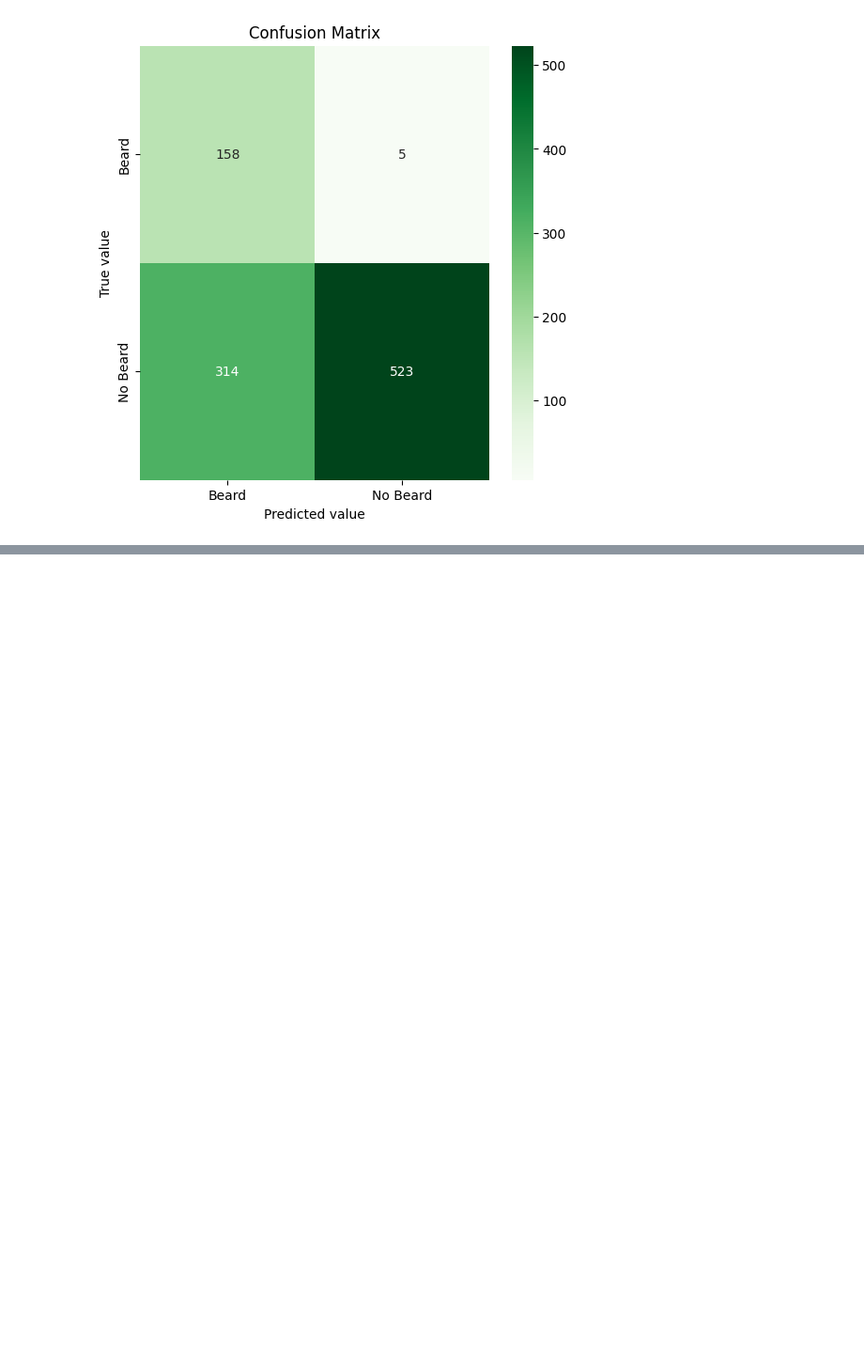
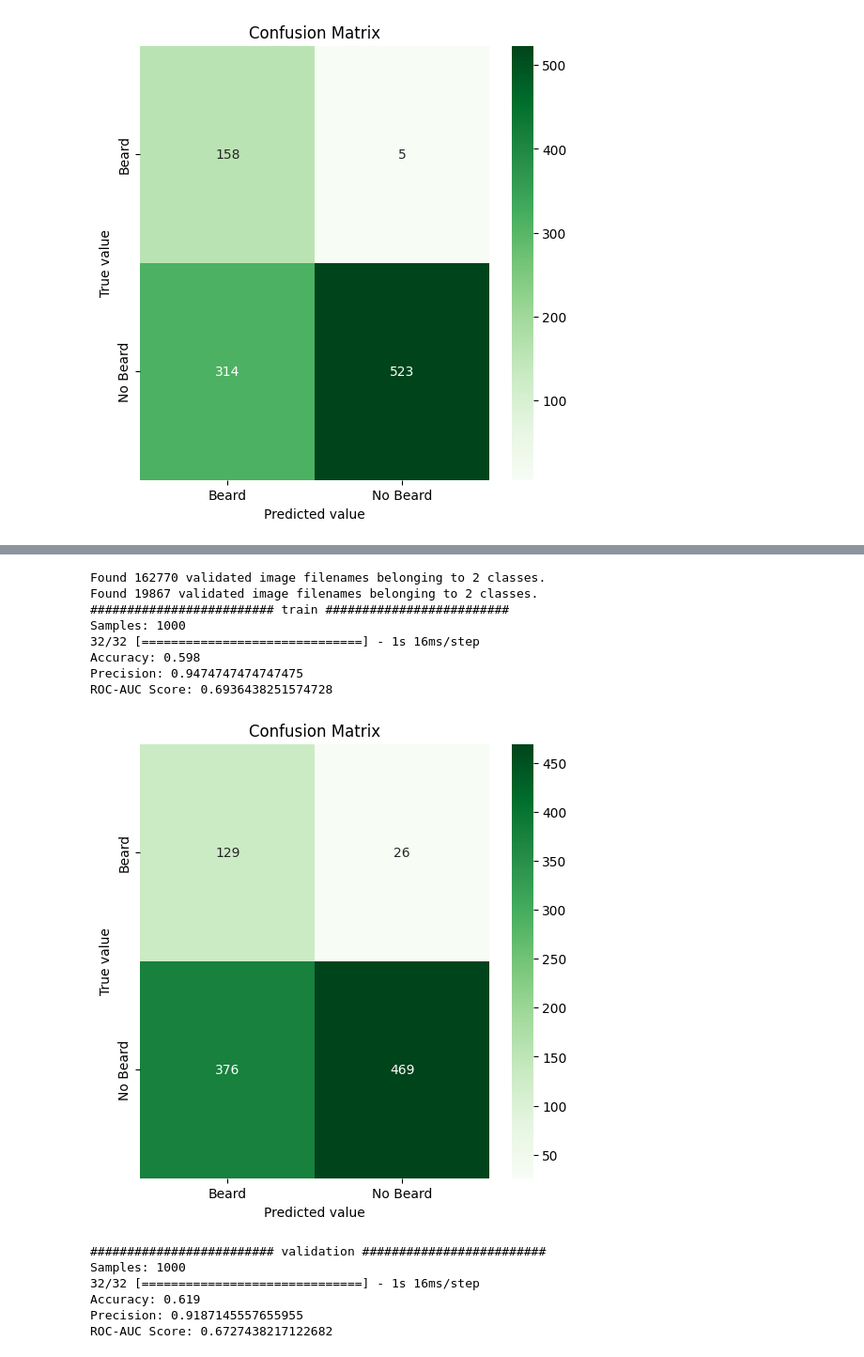
Before and after one commit to JuaniScha/TP_ML_Manero_Sabena_Schaberger, a Jupyter notebook: tp3_celebfaces.ipynb, the cells around one changed output, grey strips where cells are left out. Shown at 94% size. Drawn from its saved outputs; the diff is of its cells as text; code cells hidden in the pictures; blank space fills up the shorter version.

```diff
--- a/tp3_celebfaces.ipynb
+++ b/tp3_celebfaces.ipynb
@@ -1456,0 +1454,17 @@ Reentrenarlo con data augmentation.
+# %%
+datagen_augmentation = ImageDataGenerator(
+    rescale=1./255,
+    rotation_range=10,
+    brightness_range=(0.5, 1.5),
+    width_shift_range=0.25,
+    height_shift_range=0.25,
+    horizontal_flip=True,
+    zoom_range=0.15,
+    fill_mode='nearest',
+)
+
+train_augmentation = datagen_augmentation.flow_from_dataframe(dataframe=df_train, **GENERATOR_PARAMS)
+
+validation_augmentation = datagen_augmentation.flow_from_dataframe(dataframe=df_validation, **GENERATOR_PARAMS)
+
+test_augmentation = datagen_augmentation.flow_from_dataframe(dataframe=df_test, **GENERATOR_PARAMS)
@@ -1456,0 +1530,44 @@ Reentrenarlo con data augmentation.
+# %%
+datasets_augmentation = (
+    ('train_augmentation', datagen_augmentation.flow_from_dataframe(dataframe=df_train, **GENERATOR_PARAMS, batch_size=1000)),
+    ('validation_augmentation', datagen_augmentation.flow_from_dataframe(dataframe=df_validation, **GENERATOR_PARAMS, batch_size=1000)),
+)
+
+for dataset_name, dataset in datasets:
+    print('#' * 25, dataset_name, '#' * 25)
+
+    batch_images, batch_labels = dataset.next()
+    print('Samples:', len(batch_images))
+
+    predictions = np.round(chosen_model.predict(batch_images)).flatten()
+    labels = batch_labels
+
+    print('Accuracy:', accuracy_score(labels, predictions))
+    print('Precision:', precision_score(labels, predictions))
+    print('ROC-AUC Score:', roc_auc_score(labels,predictions))
+
+    VALORES = "Beard", "No Beard"
+
+    plt.figure(figsize=(6,6))
+
+    sns.heatmap(confusion_matrix(labels, predictions), annot=True, cmap='Greens', xticklabels=VALORES, yticklabels=VALORES, fmt='g')
+    plt.xlabel('Predicted value')
+    plt.ylabel('True value')
+    plt.title('Confusion Matrix')
+    plt.show()
+# %% [output]
+Found 162770 validated image filenames belonging to 2 classes.
+Found 19867 validated image filenames belonging to 2 classes.
+######################### train #########################
+Samples: 1000
+32/32 [==============================] - 1s 16ms/step
+Accuracy: 0.598
+Precision: 0.9474747474747475
+ROC-AUC Score: 0.6936438251574728
+[figure, added]
+######################### validation #########################
+Samples: 1000
+32/32 [==============================] - 1s 16ms/step
+Accuracy: 0.619
+Precision: 0.9187145557655955
+ROC-AUC Score: 0.6727438217122682
```
Also changed, not shown: parts of 29 cells of this notebook, 2 other files.
